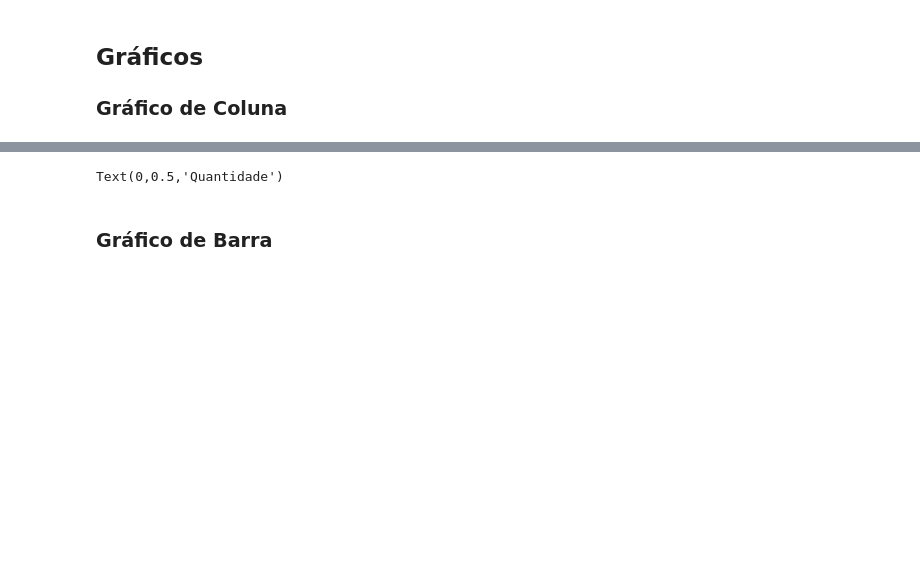
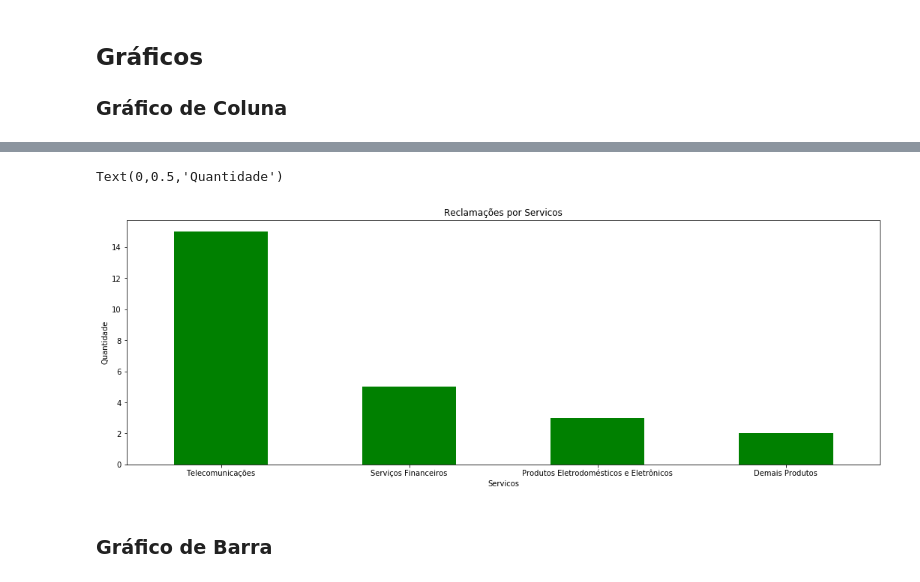
Before and after one commit to marcostark/estatistica-exploratoria, a Jupyter notebook: qualitativos.ipynb, the cells around one changed output, grey strips where cells are left out. Cells and saved outputs as stored; diff of their text form; code cells hidden in the pictures; blank space fills up the shorter version.

```diff
--- a/qualitativos.ipynb
+++ b/qualitativos.ipynb
@@ -189,7 +184,7 @@ df
 # %%
 servicos = pd.read_csv('dataset_gerados/tabela_servicos.csv',encoding='utf-8')
 
-grafico_coluna = servicos['Servico'].value_counts().plot(kind='bar',figsize=(20,6), grid = False, rot = 0, color='green')
+grafico_coluna = servicos['Servico'].value_counts().plot(kind='bar',figsize=(18,6), grid = False, rot = 0, color='green')
 plt.title('Reclamações por Servicos')
 plt.xlabel('Servicos')
 plt.ylabel('Quantidade')
@@ -200,4 +193,5 @@ plt.ylabel('Quantidade')
 Text(0,0.5,'Quantidade')
+[figure, added]
 # %% [markdown]
 ### Gráfico de Barra
 # %%
```
Also changed, not shown: parts of 3 cells of this notebook, 3 other files.
